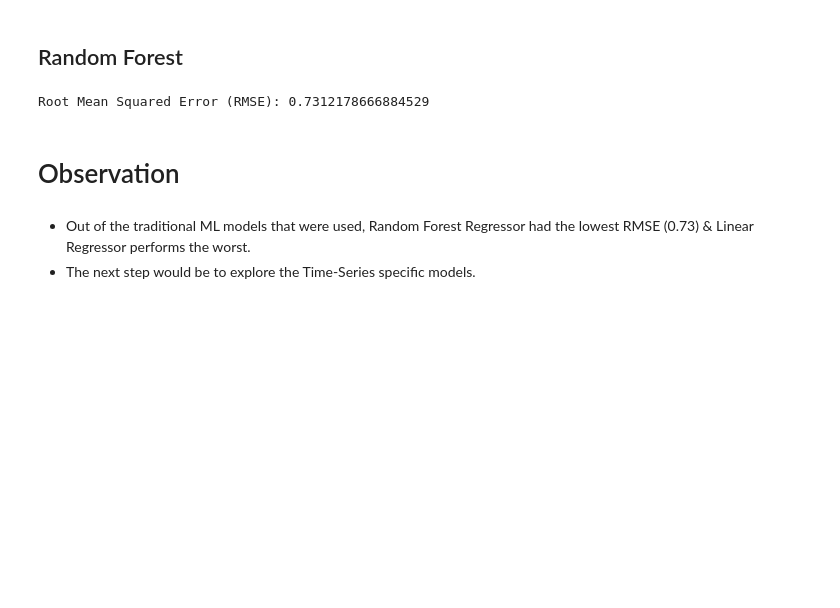
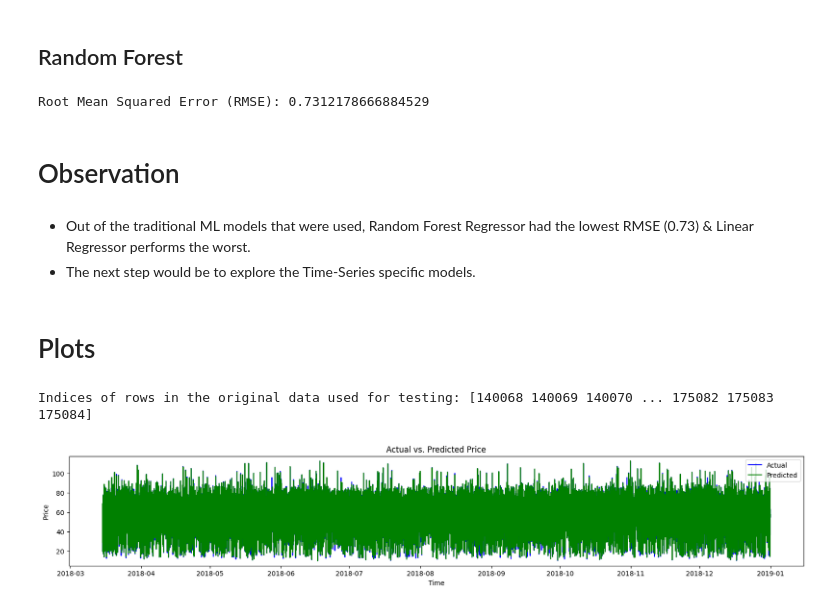
Before and after one commit to sohamthirty/Electricity-Price-Forecasting, a Jupyter notebook: Modelling.ipynb, the cells around one changed output. Saved outputs shown, nothing was run; the diff lists cells and outputs as text; code cells hidden in the pictures; blank space fills up the shorter version.

Commit message:
Plotted the predicted values

```diff
--- a/Modelling.ipynb
+++ b/Modelling.ipynb
@@ -37,6 +37,7 @@ Index(['time', 'generation biomass', 'generation fossil brown coal/lignite',
        'weather_main', 'weather_description', 'year', 'month', 'day', 'hour'],
       dtype='object')
 # %%
+df_original = df.copy()
 df.drop(columns=['weather_id', 'time', 'forecast solar day ahead', 'forecast wind onshore day ahead', 'price day ahead'], inplace=True)
 # %%
 pd.set_option('display.max_columns', None)
@@ -235,3 +236,31 @@ Root Mean Squared Error (RMSE): 0.7312178666884529
 # %% [markdown]
 - Out of the traditional ML models that were used, Random Forest Regressor had the lowest RMSE (0.73) & Linear Regressor performs the worst.
 - The next step would be to explore the Time-Series specific models.
+# %% [markdown]
+# Plots
+# %%
+# Calculate the number of samples used for testing (assuming 'data' is the original numpy array)
+num_samples_test = int(len(X) * 0.2)
+
+# Get the indices of rows that were used for testing
+indices_test = np.arange(start=len(X)-num_samples_test, stop=len(X))
+# %% [output]
+Indices of rows in the original data used for testing: [140068 140069 140070 ... 175082 175083 175084]
+# %%
+# Random Forest regressor
+
+# Plot the actual values (y_test) and predicted values (y_pred) on the same plot
+plt.figure(figsize=(20, 3))
+plt.plot(df_original['time'].loc[(len(X)-num_samples_test): len(X)], y_test, label='Actual', color='blue')
+plt.plot(df_original['time'].loc[(len(X)-num_samples_test): len(X)], y_pred, label='Predicted', color='green')
+
+# Add labels and title
+plt.xlabel('Time')
+plt.ylabel('Price')
+plt.title('Actual vs. Predicted Price')
+plt.legend()
+
+# Show the plot
+plt.show()
+# %% [output]
+[figure, added]
```
Also changed, not shown: parts of 2 cells of this notebook.
